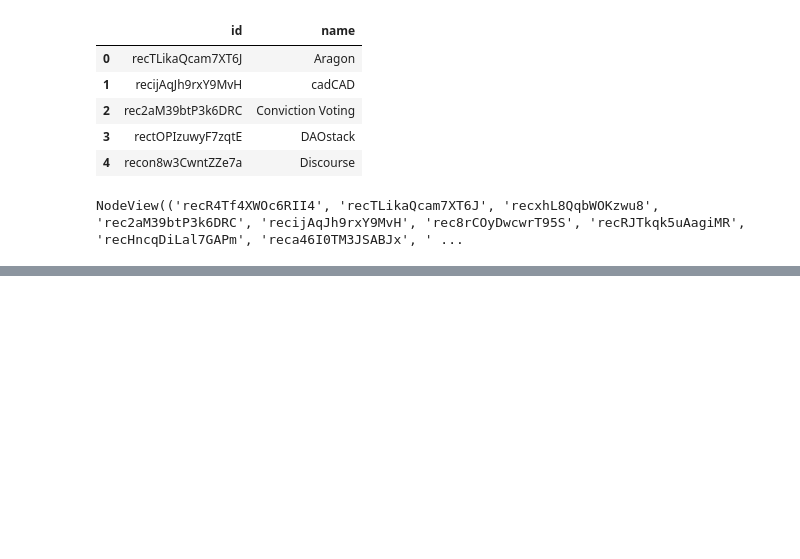
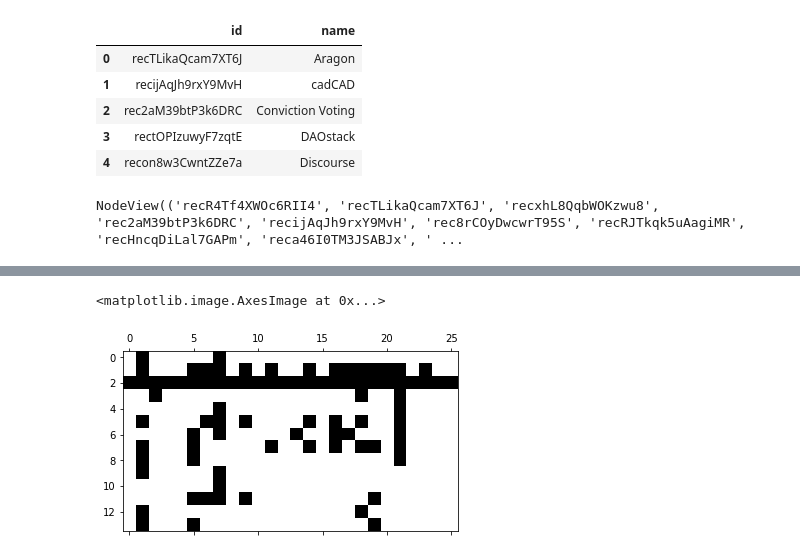
Before and after one commit to metagov/govbase, a Jupyter notebook: airtableToNetworkx.ipynb, the cells around one changed output, grey strips where cells are left out. Cells and saved outputs as stored; diff of their text form; code cells hidden in the pictures; blank space fills up the shorter version.

```diff
--- a/airtableToNetworkx.ipynb
+++ b/airtableToNetworkx.ipynb
@@ -212,0 +216,3 @@ Text(0.5, 1.0, 'Graph View of Tools Used by DAOs in the Wild')
+# %%
+aragon_tool_id = 'recTLikaQcam7XT6J'
+ddf['aragon'] = ddf.tools.apply(lambda x: includes(x, aragon_tool_id))
@@ -212,0 +284,13 @@ Text(0.5, 1.0, 'Graph View of Tools Used by DAOs in the Wild')
+# %%
+ano = len(orgs_using_aragon)
+ant = len(co_use)
+
+data = np.empty((ano,ant))
+for i in range(ano):
+    org = orgs_using_aragon[i]
+    use = list(ddf[ddf.id == org].tools.values)[0]
+    print(org)
+    print(use)
+    for j in range(ant):
+        tool = co_use[j]
+        data[i,j] = bool(tool in use)
@@ -212,0 +318,5 @@ Text(0.5, 1.0, 'Graph View of Tools Used by DAOs in the Wild')
+# %%
+plt.spy(data.T)
+# %% [output]
+<matplotlib.image.AxesImage at 0x...>
+[figure, added]
```
Also changed, not shown: parts of 27 cells of this notebook, 2 other files.
